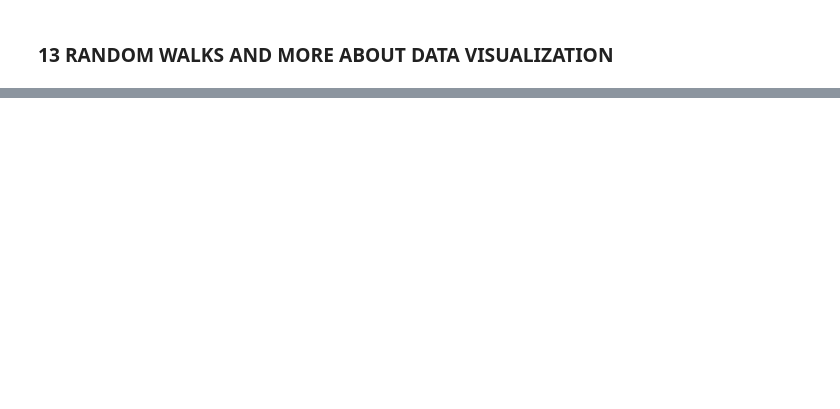
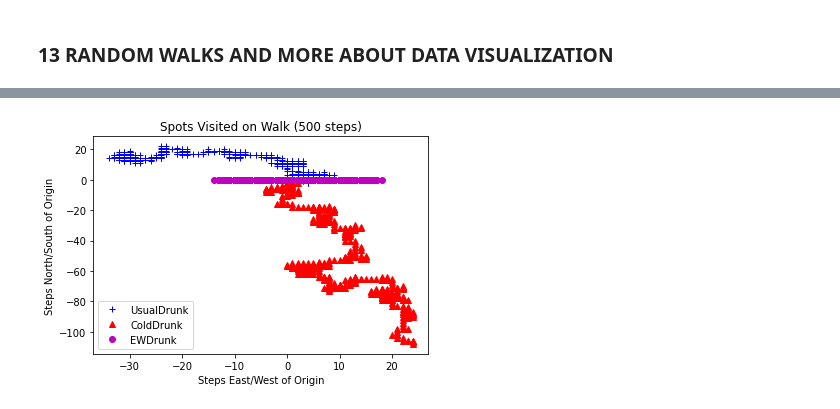
Before and after one commit to Kassaye52/IntrotoComputationwithPython, a Jupyter notebook: chapter13.ipynb, the cells around one changed output, grey strips where cells are left out. Drawn from its saved outputs; the diff is of its cells as text; code cells hidden in the pictures; blank space fills up the shorter version.

```diff
--- a/chapter13.ipynb
+++ b/chapter13.ipynb
@@ -82,0 +343,4 @@ class UsualDrunk(Drunk):
+# %%
+traceWalk((UsualDrunk, ColdDrunk, EWDrunk), 500)
+# %% [output]
+[figure, added]
```
Also changed, not shown: parts of 14 cells of this notebook.
